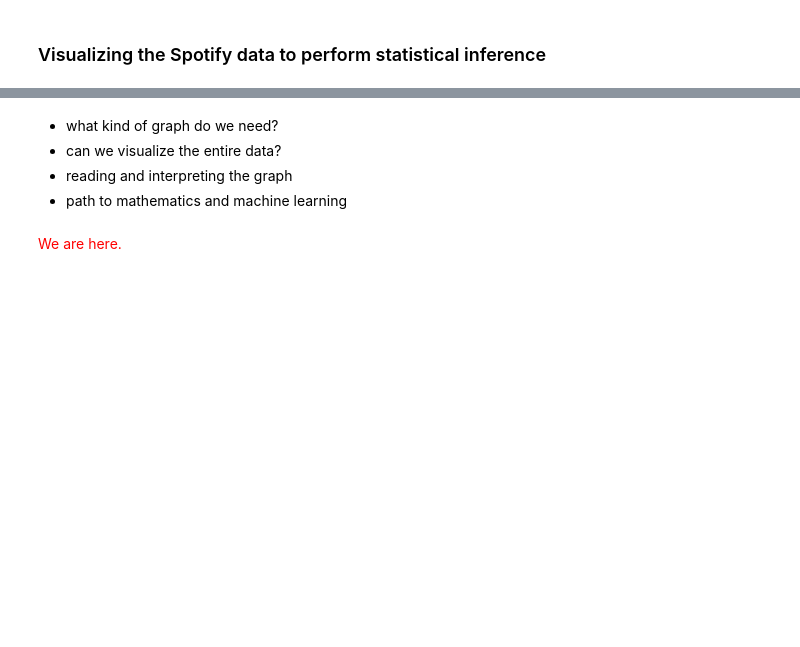
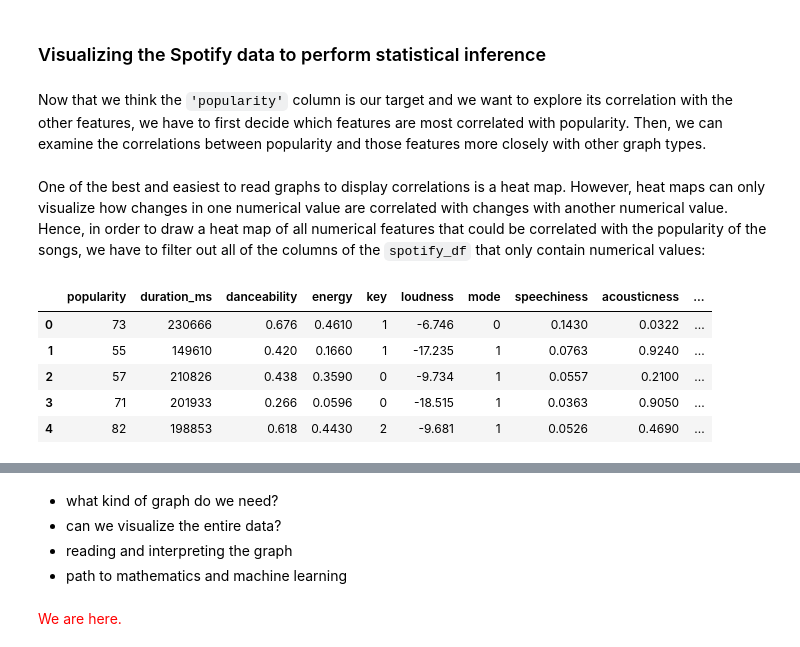
Before and after one commit to HERMES-DKZ/data_challenges_data_carpentries, a Jupyter notebook: data_carpentries/statistical_inference_data_visualization_for_humanities.ipynb, the cells around one changed output, grey strips where cells are left out. Saved outputs shown, nothing was run; the diff lists cells and outputs as text; code cells hidden in the pictures; blank space fills up the shorter version.

```diff
--- a/data_carpentries/statistical_inference_data_visualization_for_humanities.ipynb
+++ b/data_carpentries/statistical_inference_data_visualization_for_humanities.ipynb
@@ -160,2 +182,19 @@ memory usage: 17.5+ MB
 # %% [markdown]
 ### Visualizing the Spotify data to perform statistical inference
+# %% [markdown]
+Now that we think the `'popularity'` column is our target and we want to explore its correlation with the other features, we have to first decide which features are most correlated with popularity. Then, we can examine the correlations between popularity and those features more closely with other graph types.
+# %% [markdown]
+One of the best and easiest to read graphs to display correlations is a heat map. However, heat maps can only visualize how changes in one numerical value are correlated with changes with another numerical value. Hence, in order to draw a heat map of all numerical features that could be correlated with the popularity of the songs, we have to filter out all of the columns of the `spotify_df` that only contain numerical values:
+# %%
+# selecting only columns the value of which is not 'object' or 'bool':
+numerical_df= spotify_df.select_dtypes(exclude=['object', 'bool'])
+
+# displaying the first five rows of the new data frame:
+numerical_df.head()
+# %% [output]
+|  | popularity | duration_ms | danceability | energy | key | loudness | mode | speechiness | acousticness | ... |
+| 0 | 73 | 230666 | 0.676 | 0.4610 | 1 | -6.746 | 0 | 0.1430 | 0.0322 | ... |
+| 1 | 55 | 149610 | 0.420 | 0.1660 | 1 | -17.235 | 1 | 0.0763 | 0.9240 | ... |
+| 2 | 57 | 210826 | 0.438 | 0.3590 | 0 | -9.734 | 1 | 0.0557 | 0.2100 | ... |
+| 3 | 71 | 201933 | 0.266 | 0.0596 | 0 | -18.515 | 1 | 0.0363 | 0.9050 | ... |
+| 4 | 82 | 198853 | 0.618 | 0.4430 | 2 | -9.681 | 1 | 0.0526 | 0.4690 | ... |
```
Also changed, not shown: parts of 7 cells of this notebook, 2 other files.
